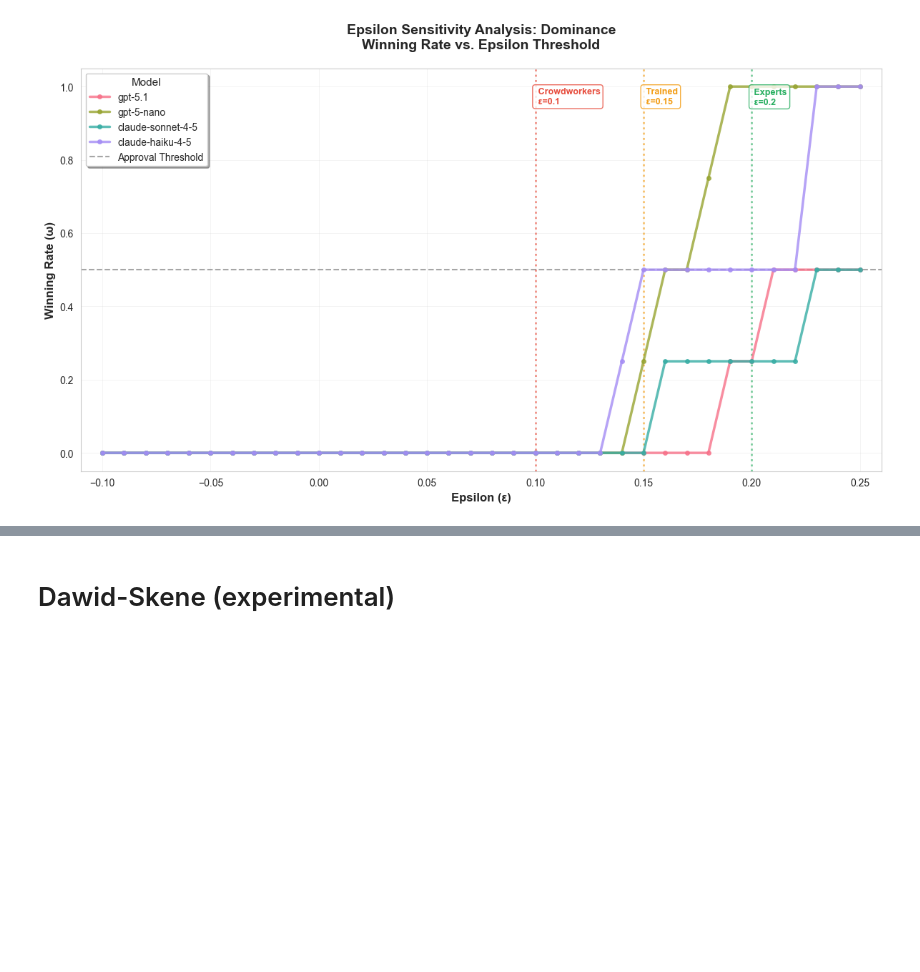
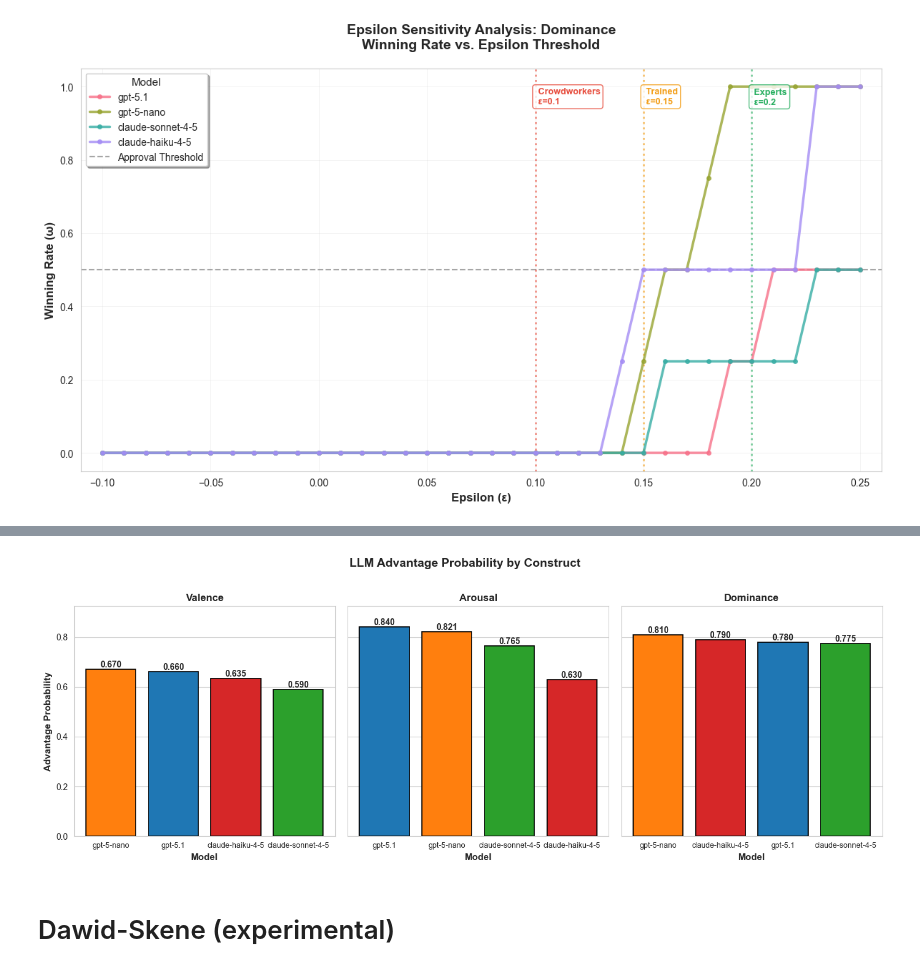
Before and after one commit to EDSI-UMD-College-Park/EmoPair, a Jupyter notebook: validate_LLMs.ipynb, the cells around one changed output, grey strips where cells are left out. Drawn from its saved outputs; the diff is of its cells as text; code cells hidden in the pictures; blank space fills up the shorter version.

```diff
--- a/validate_LLMs.ipynb
+++ b/validate_LLMs.ipynb
@@ -302,5 +292,7 @@ Tested against 4 human annotators
 # %%
-p_aro.plot_epsilon_sensitivity()
+epsilon_aro = p_aro.plot_epsilon_sensitivity(return_data=True)
+epsilon_aro = pd.DataFrame(epsilon_aro[1])
+epsilon_aro['construct'] = 'arousal'
 # %% [output]
 Testing 36 epsilon values from -0.1 to 0.25...
 Testing all 4 LLM decision columns: ['decision_gpt-5.1', 'decision_gpt-5-nano', 'decision_claude-sonnet-4-5', 'decision_claude-haiku-4-5']
@@ -321,7 +313,9 @@ Tested against 4 human annotators
 ======================================================================
 [figure]
 # %%
-p_dom.plot_epsilon_sensitivity()
+epsilon_dom = p_dom.plot_epsilon_sensitivity(return_data=True)
+epsilon_dom = pd.DataFrame(epsilon_dom[1])
+epsilon_dom['construct'] = 'dominance'
 # %% [output]
 Testing 36 epsilon values from -0.1 to 0.25...
 Testing all 4 LLM decision columns: ['decision_gpt-5.1', 'decision_gpt-5-nano', 'decision_claude-sonnet-4-5', 'decision_claude-haiku-4-5']
@@ -341,3 +335,6 @@ Advantage Probability: 0.790
 Tested against 4 human annotators
 ======================================================================
 [figure]
+# %%
+epsilon_df = pd.concat([epsilon_val, epsilon_aro, epsilon_dom], axis=0)
+epsilon_df
@@ -343,0 +355,3 @@ Tested against 4 human annotators
+# %%
+ad_prob_df = epsilon_df[['advantage_prob', 'model', 'construct']].drop_duplicates()
+ad_prob_df
@@ -344,3 +372,55 @@ Tested against 4 human annotators
+# %%
+import matplotlib.pyplot as plt
+import seaborn as sns
+
+# Define a consistent color palette for models
+model_colors = {
+    'gpt-5.1': '#1f77b4',
+    'gpt-5-nano': '#ff7f0e',
+    'claude-sonnet-4-5': '#2ca02c',
+    'claude-haiku-4-5': '#d62728'
+}
+
+# Create faceted bar plot
+fig, axes = plt.subplots(1, 3, figsize=(14, 5), sharey=True)
+constructs = ['valence', 'arousal', 'dominance']
+
+for idx, (ax, construct) in enumerate(zip(axes, constructs)):
+    # Filter data for this construct
+    construct_data = ad_prob_df[ad_prob_df['construct'] == construct].sort_values('advantage_prob', ascending=False)
+
+    # Map colors based on model
+    colors = [model_colors.get(model, '#808080') for model in construct_data['model']]
+
+    # Create bar plot
+    bars = ax.bar(construct_data['model'], construct_data['advantage_prob'],
+                   color=colors,
+                   edgecolor='black', linewidth=1.2)
+
+    # Add value labels on bars
+    for bar in bars:
+        height = bar.get_height()
+        ax.text(bar.get_x() + bar.get_width()/2., height,
+                f'{height:.3f}',
+                ha='center', va='bottom', fontsize=10, fontweight='bold')
+
+    # Formatting
+    ax.set_title(construct.capitalize(), fontsize=12, fontweight='bold')
+    ax.set_xlabel('Model', fontsize=11, fontweight='bold')
+    if idx == 0:
+        ax.set_ylabel('Advantage Probability', fontsize=11, fontweight='bold')
+    ax.set_ylim(0, max(ad_prob_df['advantage_prob']) * 1.1)
+    ax.tick_params(axis='x',
+                   #rotation=45,
+                   labelsize=9)
+    ax.grid(axis='x', alpha=0, linestyle='--')
+
+
+plt.suptitle('LLM Advantage Probability by Construct', fontsize=14, fontweight='bold', y=1.02)
+plt.tight_layout()
+plt.show()
+# %% [output]
+[figure, added]
 # %% [markdown]
 # Dawid-Skene (experimental)
 # %%
```
Also changed, not shown: parts of 12 cells of this notebook, 8 other files.
